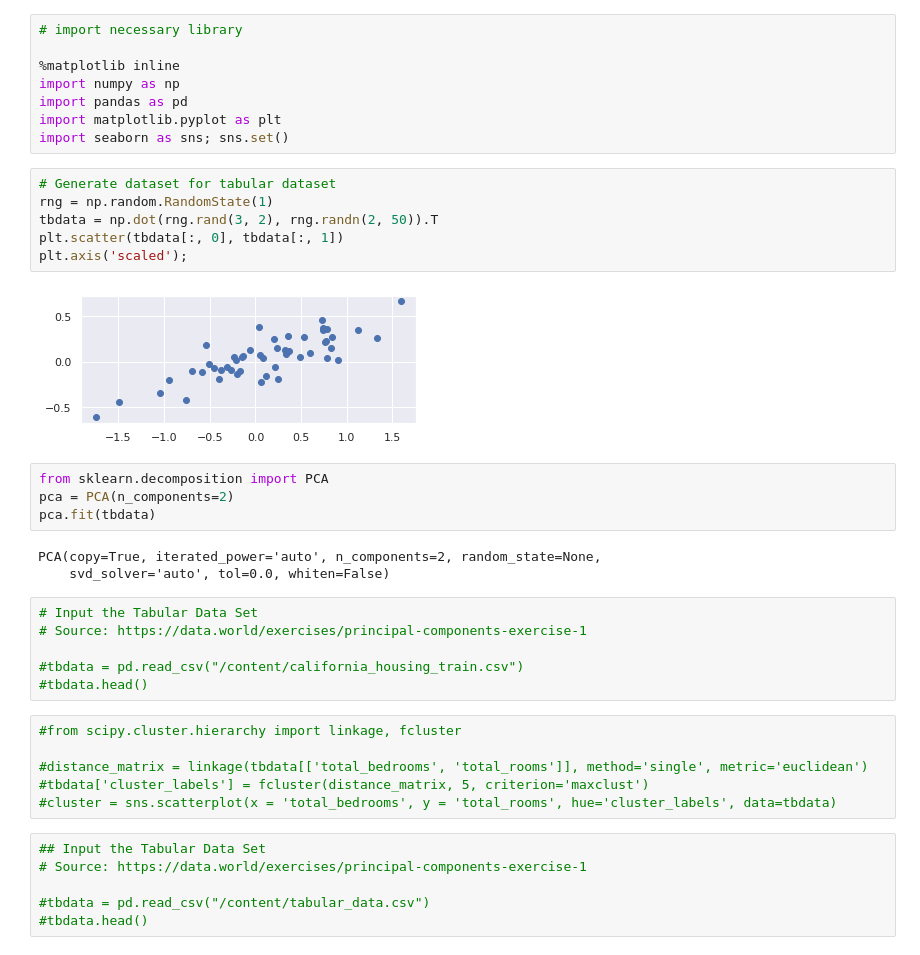
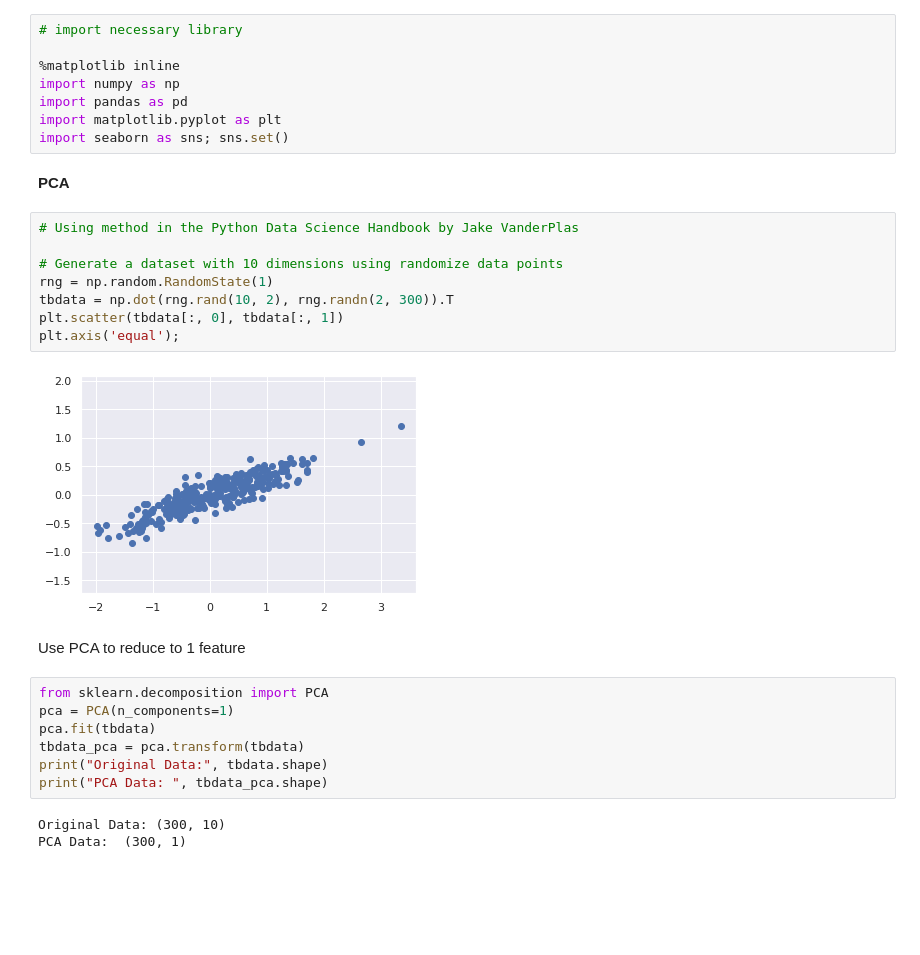
Before and after one commit to AbrahamKong/CMPE256-Dimensionality_Reduction_Assignment, a Jupyter notebook: CMPE_256_Dimensionality_Reduction_Assignment.ipynb, the cells around one changed output. Cells and saved outputs as stored; diff of their text form; blank space fills up the shorter version.

```diff
--- a/CMPE_256_Dimensionality_Reduction_Assignment.ipynb
+++ b/CMPE_256_Dimensionality_Reduction_Assignment.ipynb
@@ -8,36 +8,27 @@ import numpy as np
 import pandas as pd
 import matplotlib.pyplot as plt
 import seaborn as sns; sns.set()
+# %% [markdown]
+**PCA**
 # %%
-# Generate dataset for tabular dataset
+# Using method in the Python Data Science Handbook by Jake VanderPlas
+
+# Generate a dataset with 10 dimensions using randomize data points
 rng = np.random.RandomState(1)
-tbdata = np.dot(rng.rand(3, 2), rng.randn(2, 50)).T
+tbdata = np.dot(rng.rand(10, 2), rng.randn(2, 300)).T
 plt.scatter(tbdata[:, 0], tbdata[:, 1])
-plt.axis('scaled');
+plt.axis('equal');
 # %% [output]
-[figure, old version]
+[figure, new version]
+# %% [markdown]
+Use PCA to reduce to 1 feature
 # %%
 from sklearn.decomposition import PCA
-pca = PCA(n_components=2)
+pca = PCA(n_components=1)
 pca.fit(tbdata)
+tbdata_pca = pca.transform(tbdata)
+print("Original Data:", tbdata.shape)
+print("PCA Data: ", tbdata_pca.shape)
 # %% [output]
-PCA(copy=True, iterated_power='auto', n_components=2, random_state=None,
-    svd_solver='auto', tol=0.0, whiten=False)
+Original Data: (300, 10)
+PCA Data:  (300, 1)
-# %%
-# Input the Tabular Data Set
-# Source: https://data.world/exercises/principal-components-exercise-1
-
-#tbdata = pd.read_csv("/content/california_housing_train.csv")
-#tbdata.head()
-# %%
-#from scipy.cluster.hierarchy import linkage, fcluster
-
-#distance_matrix = linkage(tbdata[['total_bedrooms', 'total_rooms']], method='single', metric='euclidean')
-#tbdata['cluster_labels'] = fcluster(distance_matrix, 5, criterion='maxclust')
-#cluster = sns.scatterplot(x = 'total_bedrooms', y = 'total_rooms', hue='cluster_labels', data=tbdata)
-# %%
-## Input the Tabular Data Set
-# Source: https://data.world/exercises/principal-components-exercise-1
-
-#tbdata = pd.read_csv("/content/tabular_data.csv")
-#tbdata.head()
```
Also changed, not shown: parts of 4 cells of this notebook.
